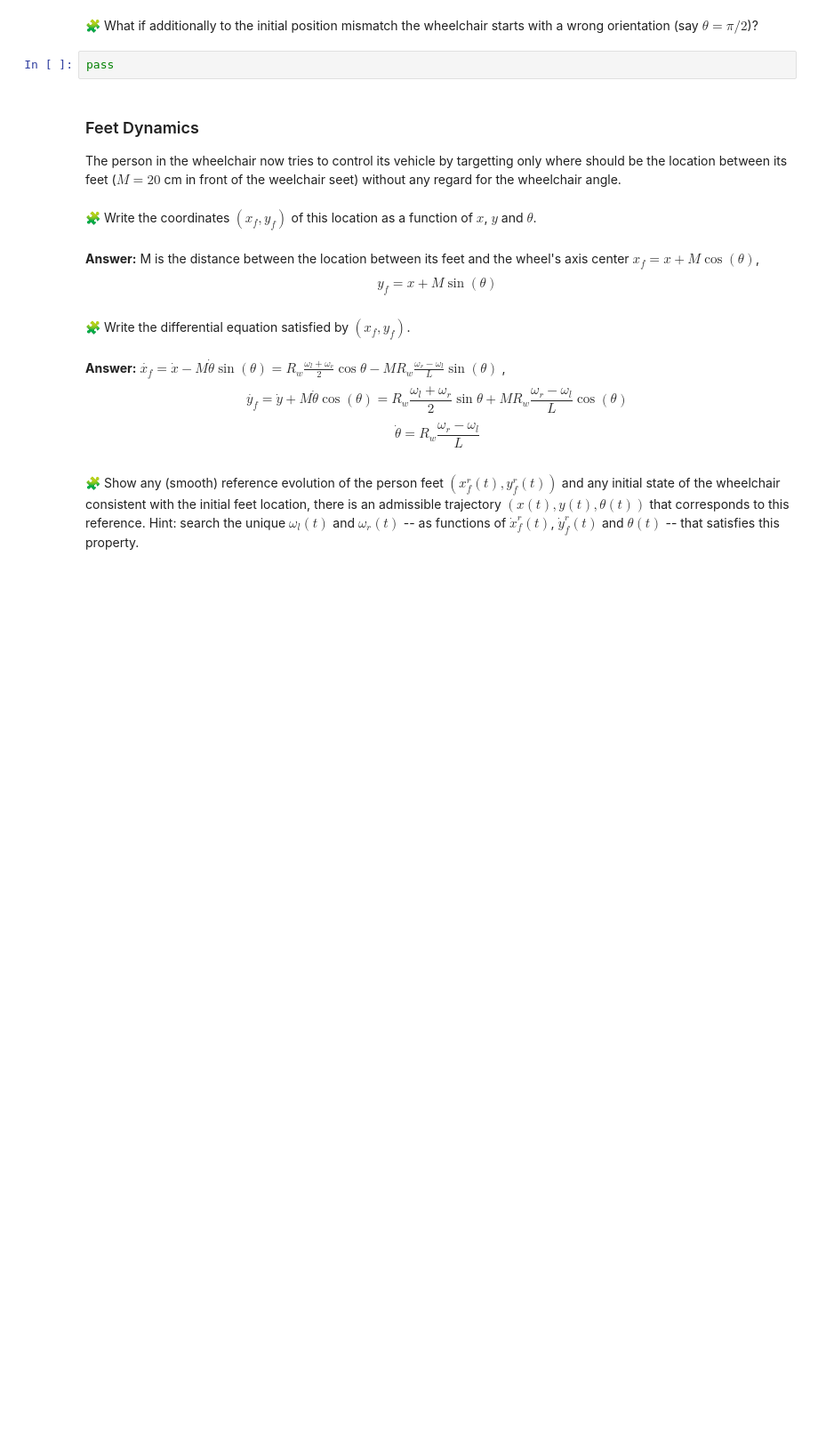
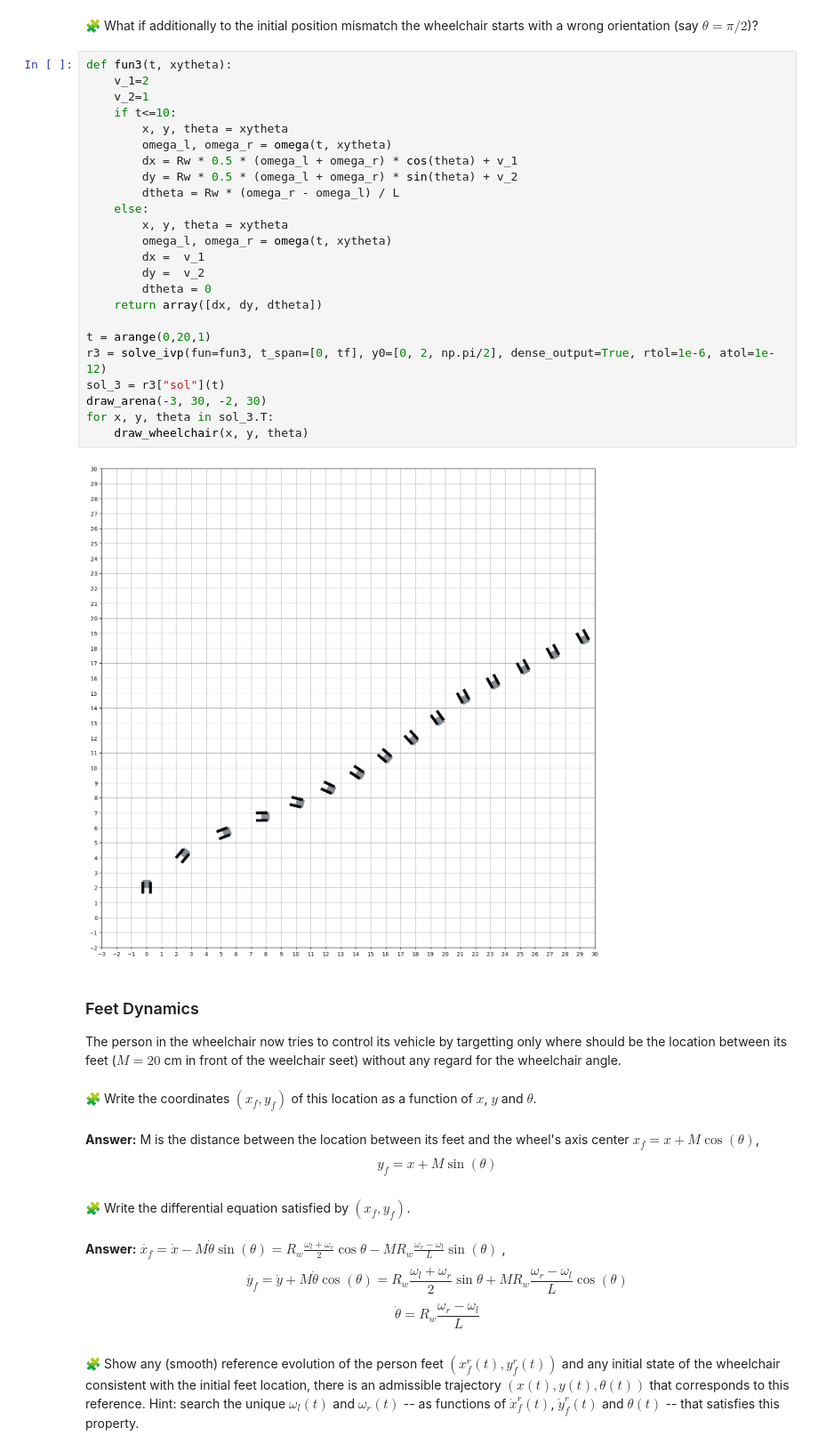
Before and after one commit to AchrafRachidi2000/control-engineering-with-python-project-2022-2023, a Jupyter notebook: Project-3.ipynb, the cells around one changed output. Shown at 89% size. Drawn from its saved outputs; the diff is of its cells as text; blank space fills up the shorter version.

```diff
--- a/Project-3.ipynb
+++ b/Project-3.ipynb
@@ -1118,7 +1142,31 @@ pass
 # %% [markdown]
 🧩 What if additionally to the initial position mismatch the wheelchair starts with a wrong orientation (say $\theta=\pi/2$)?
-# %%
-pass
+# %%
+def fun3(t, xytheta):
+    v_1=2
+    v_2=1
+    if t<=10:
+        x, y, theta = xytheta
+        omega_l, omega_r = omega(t, xytheta)
+        dx = Rw * 0.5 * (omega_l + omega_r) * cos(theta) + v_1
+        dy = Rw * 0.5 * (omega_l + omega_r) * sin(theta) + v_2
+        dtheta = Rw * (omega_r - omega_l) / L
+    else:
+        x, y, theta = xytheta
+        omega_l, omega_r = omega(t, xytheta)
+        dx =  v_1
+        dy =  v_2
+        dtheta = 0
+    return array([dx, dy, dtheta])
+
+t = arange(0,20,1)
+r3 = solve_ivp(fun=fun3, t_span=[0, tf], y0=[0, 2, np.pi/2], dense_output=True, rtol=1e-6, atol=1e-12)
+sol_3 = r3["sol"](t)
+draw_arena(-3, 30, -2, 30)
+for x, y, theta in sol_3.T:
+    draw_wheelchair(x, y, theta)
+# %% [output]
+[figure, added]
 # %% [markdown]
 ###  Feet Dynamics
 
```
Also changed, not shown: parts of 3 cells of this notebook.
